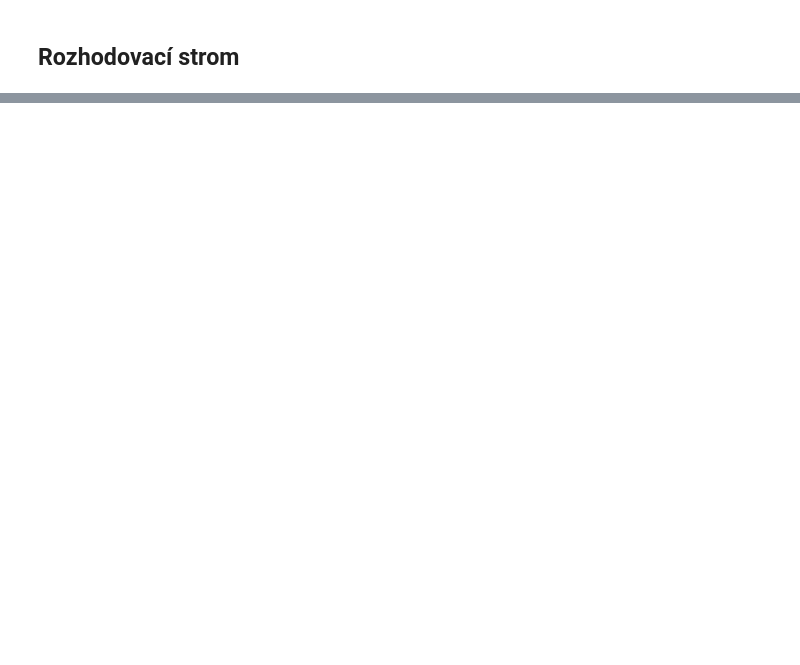
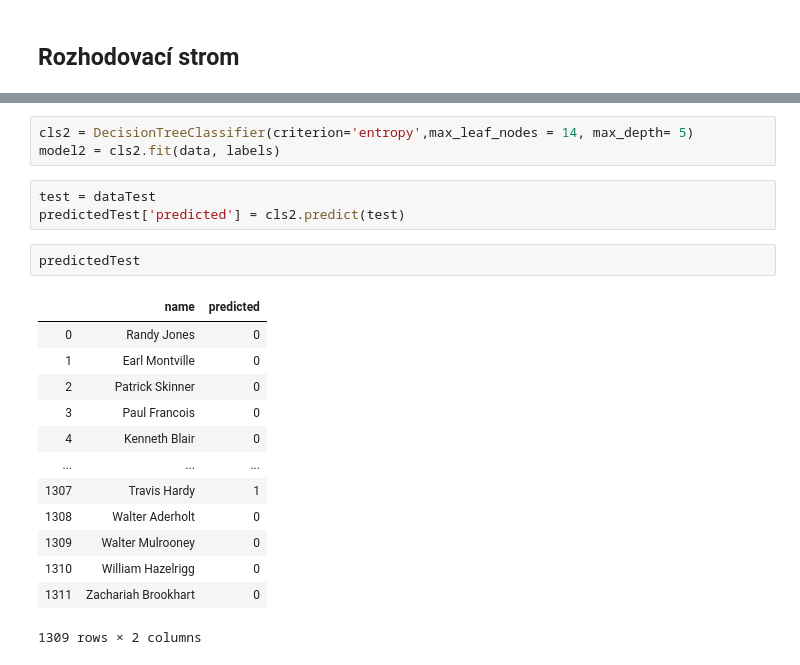
Before and after one commit to xheban/IAU-projekt, a Jupyter notebook: Phase3.ipynb, the cells around one changed output, grey strips where cells are left out. Drawn from its saved outputs; the diff is of its cells as text; blank space fills up the shorter version.

```diff
--- a/Phase3.ipynb
+++ b/Phase3.ipynb
@@ -452,0 +1333,22 @@ F1:
+# %%
+cls2 = DecisionTreeClassifier(criterion='entropy',max_leaf_nodes = 14, max_depth= 5)
+model2 = cls2.fit(data, labels)
+# %%
+test = dataTest
+predictedTest['predicted'] = cls2.predict(test)
+# %%
+predictedTest
+# %% [output]
+|  | name | predicted |
+| 0 | Randy Jones | 0 |
+| 1 | Earl Montville | 0 |
+| 2 | Patrick Skinner | 0 |
+| 3 | Paul Francois | 0 |
+| 4 | Kenneth Blair | 0 |
+| ... | ... | ... |
+| 1307 | Travis Hardy | 1 |
+| 1308 | Walter Aderholt | 0 |
+| 1309 | Walter Mulrooney | 0 |
+| 1310 | William Hazelrigg | 0 |
+| 1311 | Zachariah Brookhart | 0 |
+1309 rows × 2 columns
```
Also changed, not shown: parts of 112 cells of this notebook, 2 other files.
